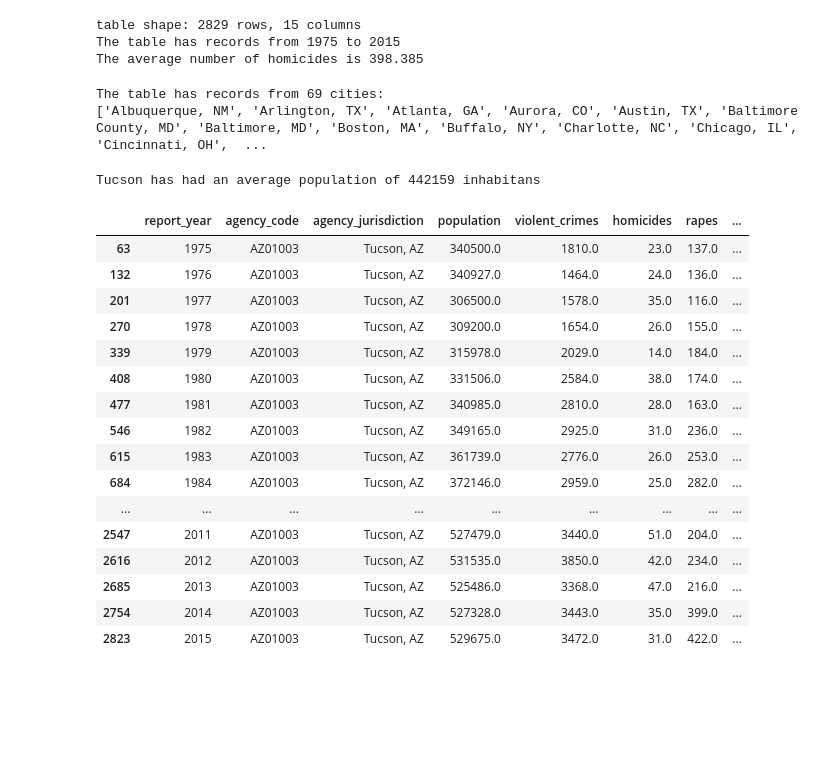
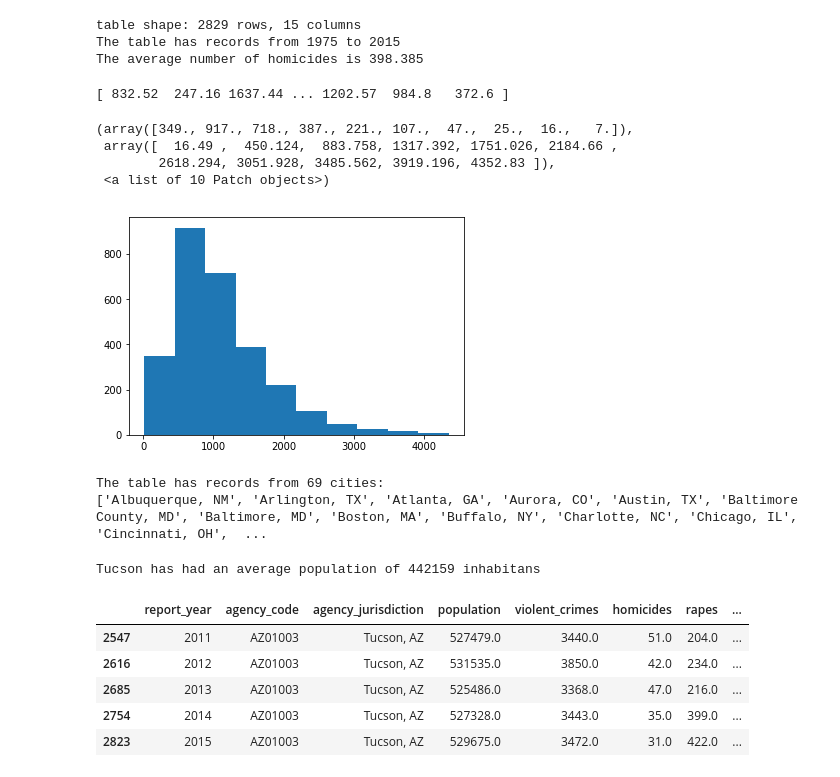
Before and after one commit to violafanfani/bootcamp2018, a Jupyter notebook: intro_to_python/intro_to_scientific_programming.ipynb, the cells around one changed output. Drawn from its saved outputs; the diff is of its cells as text; code cells hidden in the pictures; blank space fills up the shorter version.

```diff
--- a/intro_to_python/intro_to_scientific_programming.ipynb
+++ b/intro_to_python/intro_to_scientific_programming.ipynb
@@ -511,6 +512,19 @@ print("The average number of homicides is %5.3f" %crime_table["homicides"].mean(
 table shape: 2829 rows, 15 columns
 The table has records from 1975 to 2015
 The average number of homicides is 398.385
+# %%
+# dropna is to discard NaNs and values returns only the values of the series
+plt.figure()
+plt.hist(crime_table["crimes_percapita"].dropna().values )
+plt.xlabel("crimes_percapita")
+plt.show()
+# %% [output]
+[ 832.52  247.16 1637.44 ... 1202.57  984.8   372.6 ]
+(array([349., 917., 718., 387., 221., 107.,  47.,  25.,  16.,   7.]),
+ array([  16.49 ,  450.124,  883.758, 1317.392, 1751.026, 2184.66 ,
+        2618.294, 3051.928, 3485.562, 3919.196, 4352.83 ]),
+ <a list of 10 Patch objects>)
+[figure, added]
 # %%
 cities=[city for city,tab in crime_table.groupby("agency_jurisdiction")]
 print("The table has records from %d cities:" %len(cities) )
@@ -521,25 +535,14 @@ The table has records from 69 cities:
 # %%
 # What is the trend for the Tucson, AZ jurisdiction?
 
 tucson=crime_table[crime_table["agency_jurisdiction"]=='Tucson, AZ']
 
 print("Tucson has had an average population of %d inhabitans" %tucson["population"].mean())
 
-tucson
+tucson.tail()
 # %% [output]
 Tucson has had an average population of 442159 inhabitans
 |  | report_year | agency_code | agency_jurisdiction | population | violent_crimes | homicides | rapes | ... |
-| 63 | 1975 | AZ01003 | Tucson, AZ | 340500.0 | 1810.0 | 23.0 | 137.0 | ... |
-| 132 | 1976 | AZ01003 | Tucson, AZ | 340927.0 | 1464.0 | 24.0 | 136.0 | ... |
-| 201 | 1977 | AZ01003 | Tucson, AZ | 306500.0 | 1578.0 | 35.0 | 116.0 | ... |
-| 270 | 1978 | AZ01003 | Tucson, AZ | 309200.0 | 1654.0 | 26.0 | 155.0 | ... |
-| 339 | 1979 | AZ01003 | Tucson, AZ | 315978.0 | 2029.0 | 14.0 | 184.0 | ... |
-| 408 | 1980 | AZ01003 | Tucson, AZ | 331506.0 | 2584.0 | 38.0 | 174.0 | ... |
-| 477 | 1981 | AZ01003 | Tucson, AZ | 340985.0 | 2810.0 | 28.0 | 163.0 | ... |
-| 546 | 1982 | AZ01003 | Tucson, AZ | 349165.0 | 2925.0 | 31.0 | 236.0 | ... |
-| 615 | 1983 | AZ01003 | Tucson, AZ | 361739.0 | 2776.0 | 26.0 | 253.0 | ... |
-| 684 | 1984 | AZ01003 | Tucson, AZ | 372146.0 | 2959.0 | 25.0 | 282.0 | ... |
-| ... | ... | ... | ... | ... | ... | ... | ... | ... |
 | 2547 | 2011 | AZ01003 | Tucson, AZ | 527479.0 | 3440.0 | 51.0 | 204.0 | ... |
 | 2616 | 2012 | AZ01003 | Tucson, AZ | 531535.0 | 3850.0 | 42.0 | 234.0 | ... |
 | 2685 | 2013 | AZ01003 | Tucson, AZ | 525486.0 | 3368.0 | 47.0 | 216.0 | ... |
```
Also changed, not shown: parts of 24 cells of this notebook.
